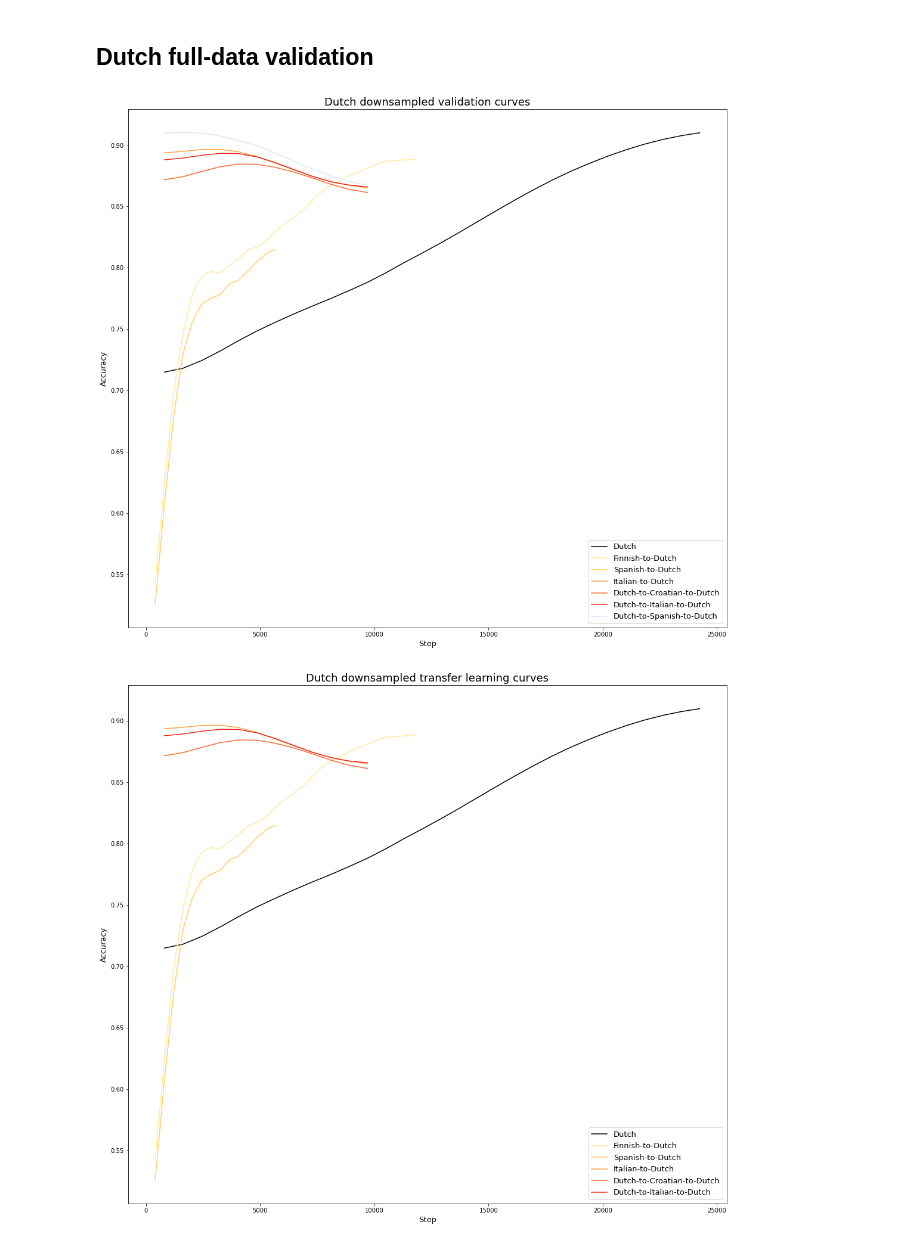
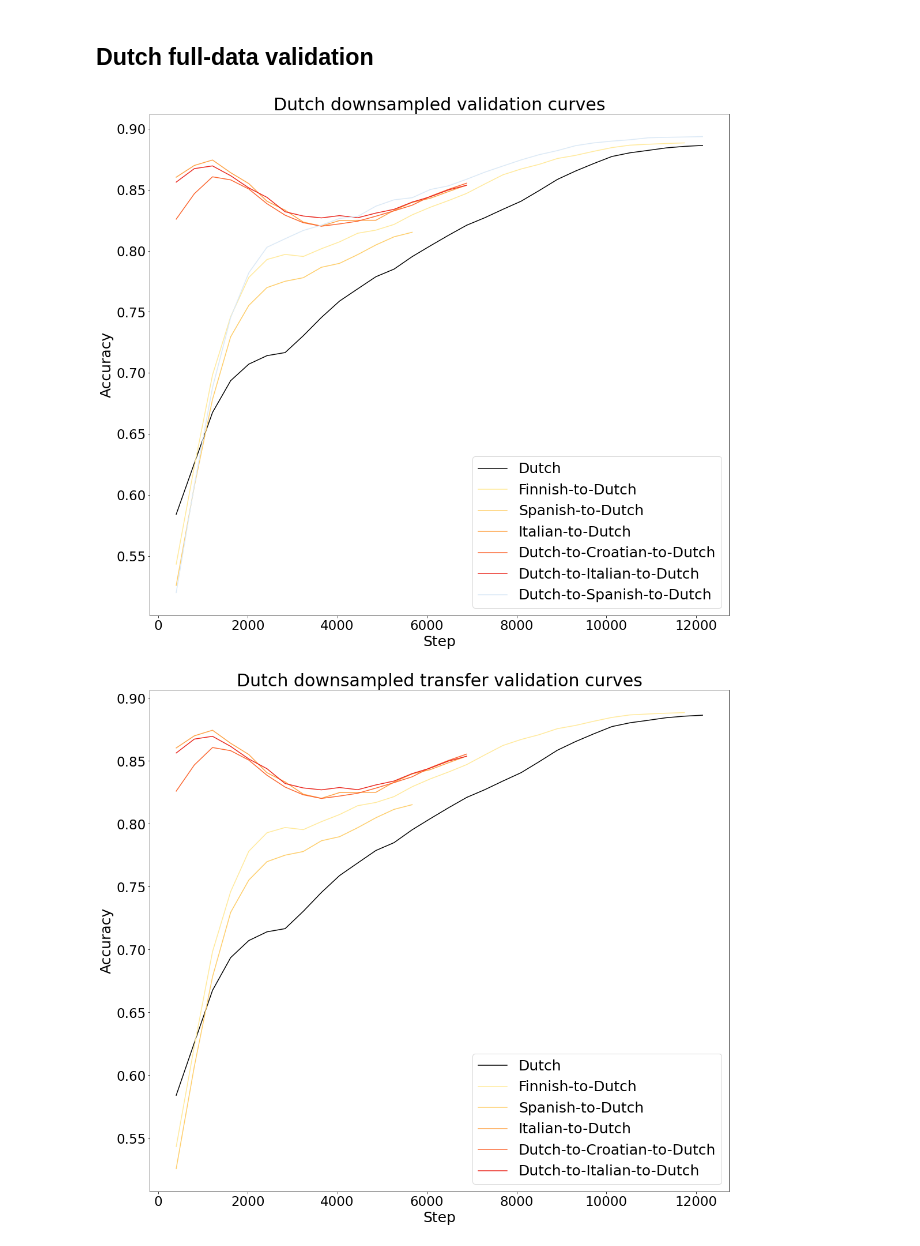
Before and after one commit to amauriciorr/capstone-project-47, a Jupyter notebook: notebooks/italian_dutch_training_curves.ipynb, the cells around one changed output. Cells and saved outputs as stored; diff of their text form; code cells hidden in the pictures.

```diff
--- a/notebooks/italian_dutch_training_curves.ipynb
+++ b/notebooks/italian_dutch_training_curves.ipynb
@@ -17,9 +17,9 @@ def smooth(scalars, weight):  # Weight between 0 and 1
     return smoothed
 # %%
 def plot_curves(df_dict, title, palette=None, fig_size=(18,16), save_dir=None):
-#     for df in df_dict.values():
-#         df.columns = ['wall_time', 'step', 'accuracy']
-#         df['smoothed_acc'] = smooth(df['accuracy'], .6)
+    for df in df_dict.values():
+        df.columns = ['wall_time', 'step', 'accuracy']
+        df['smoothed_acc'] = smooth(df['accuracy'], .6)
     fig = plt.figure(figsize=fig_size)
     if palette:
         colors_ = sn.color_palette(palette)[:5]
@@ -545,13 +572,20 @@ finnish_dutch_acc = pd.read_csv(downsample_dir + 'dutch_finnish_dutch_val_ds.csv
 english_dutch_acc = pd.read_csv(downsample_dir + 'dutch_english_dutch_val_ds.csv')
 italian_dutch_acc = pd.read_csv(downsample_dir + 'dutch_italian_dutch_val_ds.csv')
 
-dutch_dfs_ds = [dutch_base, finnish_to_dutch, spanish_to_dutch, italian_dutch_acc,
+# dutch_dfs_ds = [dutch_base, finnish_to_dutch, spanish_to_dutch, italian_dutch_acc,
+#                spanish_dutch_acc, english_dutch_acc, finnish_dutch_acc]
+
+dutch_dfs_ds = [dutch_base, croatian_dutch_acc, italian_dutch_acc,
                spanish_dutch_acc, english_dutch_acc, finnish_dutch_acc]
 # %%
 labels = ['Dutch', 'Finnish-to-Dutch', 'Spanish-to-Dutch',
           'Italian-to-Dutch',
           'Dutch-to-Croatian-to-Dutch', 'Dutch-to-Italian-to-Dutch',
           'Dutch-to-Spanish-to-Dutch', 'Dutch-to-English-to-Dutch', 'Dutch-to-Finnish-to-Dutch']
+
+labels = ['Dutch',
+          'Dutch-to-Croatian-to-Dutch', 'Dutch-to-Italian-to-Dutch',
+          'Dutch-to-Spanish-to-Dutch', 'Dutch-to-English-to-Dutch', 'Dutch-to-Finnish-to-Dutch']
 # %%
 dutch_dict = dict(zip(labels, dutch_dfs_ds))
 dutch_transfer_learning = dict(zip(labels[:6], dutch_dfs_ds[:6]))
@@ -559,9 +593,9 @@ dutch_accelerated_learning = dict(zip([labels[0]] + labels[6:], [dutch_dfs_ds[0]
 # %%
 plot_curves(dutch_dict, 'Dutch downsampled validation curves', save_dir='../graphs/smoothed/')
 # %% [output]
-[figure, old version]
+[figure, new version]
 # %%
-plot_curves(dutch_transfer_learning, 'Dutch downsampled transfer learning curves', save_dir='../graphs/smoothed')
+plot_curves(dutch_transfer_learning, 'Dutch downsampled transfer validation curves', save_dir='../graphs/smoothed/')
 # %% [output]
-[figure, old version]
+[figure, new version]
 # %%
```
Also changed, not shown: parts of 14 cells of this notebook, 17 other files.
